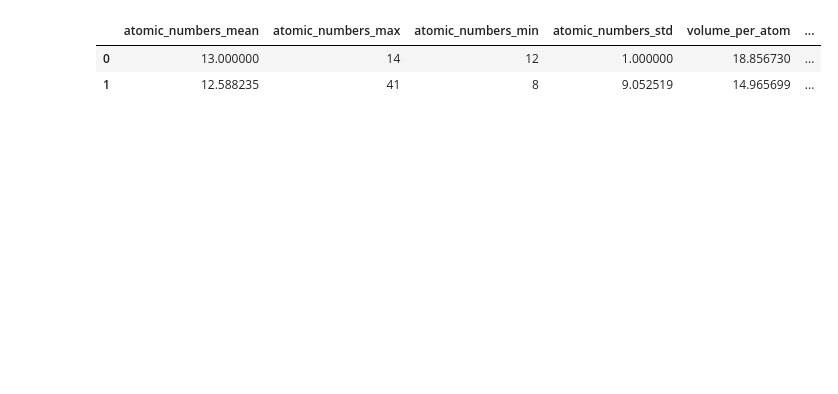
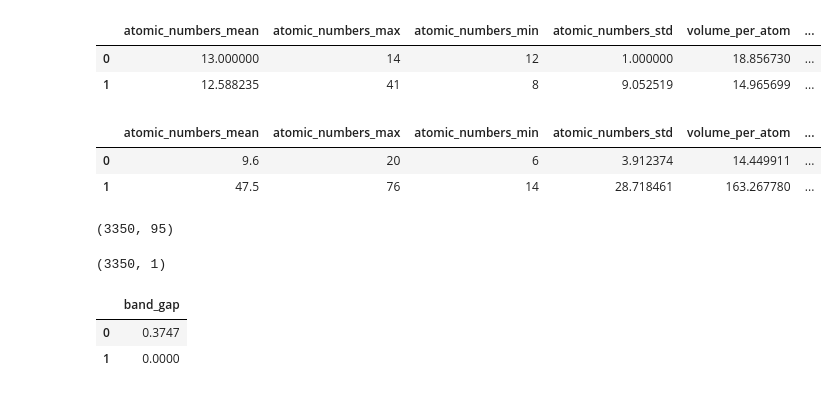
Before and after one commit to Bwhiz/Semiconductor-Energy-Bandgap-ML, a Jupyter notebook: src/model_silicon.ipynb, the cells around one changed output. Drawn from its saved outputs; the diff is of its cells as text; code cells hidden in the pictures; blank space fills up the shorter version.

```diff
--- a/src/model_silicon.ipynb
+++ b/src/model_silicon.ipynb
@@ -42,3 +66,31 @@ si_data.head(2)
 |  | atomic_numbers_mean | atomic_numbers_max | atomic_numbers_min | atomic_numbers_std | volume_per_atom | ... |
 | 0 | 13.000000 | 14 | 12 | 1.000000 | 18.856730 | ... |
 | 1 | 12.588235 | 41 | 8 | 9.052519 | 14.965699 | ... |
+# %%
+X_train, X_test, y_train, y_test = train_test_split(si_data, si_bandgap, test_size=0.33, random_state=42)
+# %%
+X = X_train
+y = y_train
+# %%
+X.reset_index(drop=True, inplace=True)
+y.reset_index(drop=True, inplace=True)
+# %%
+X.head(2)
+# %% [output]
+|  | atomic_numbers_mean | atomic_numbers_max | atomic_numbers_min | atomic_numbers_std | volume_per_atom | ... |
+| 0 | 9.6 | 20 | 6 | 3.912374 | 14.449911 | ... |
+| 1 | 47.5 | 76 | 14 | 28.718461 | 163.267780 | ... |
+# %%
+X.shape
+# %% [output]
+(3350, 95)
+# %%
+y.shape
+# %% [output]
+(3350, 1)
+# %%
+y.head(2)
+# %% [output]
+|  | band_gap |
+| 0 | 0.3747 |
+| 1 | 0.0000 |
```
Also changed, not shown: parts of 5 cells of this notebook.
